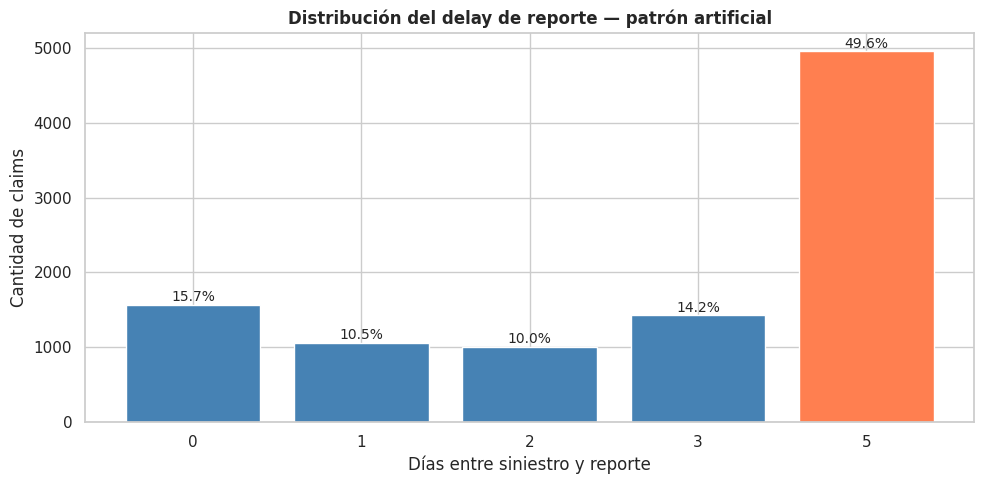
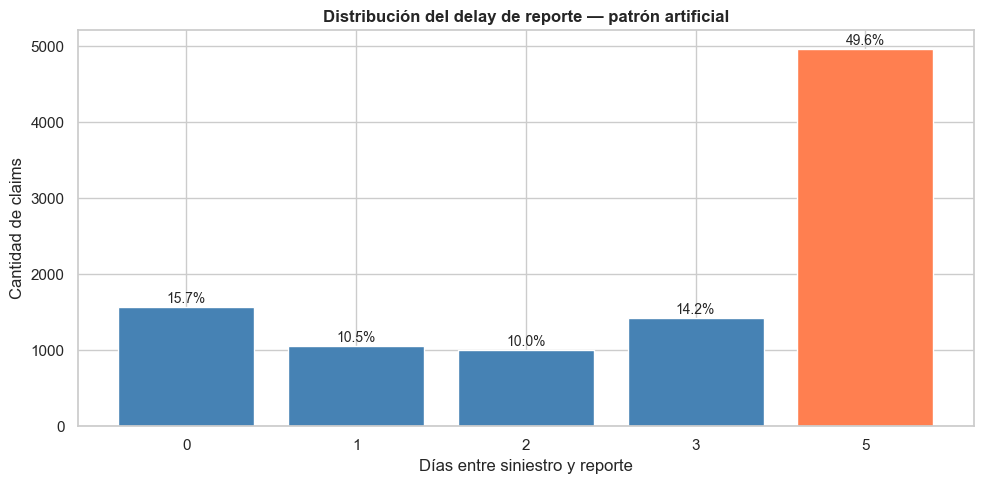
The notebook cell's code change between the first figure and the second:
--- before
+++ after
@@ -28,4 +28,4 @@
     plt.text(str(int(row["delay_days"])), row["claims"] + 50, f'{row["share_pct"]:.1f}%', ha="center", fontsize=10)
 plt.tight_layout()
-plt.savefig("hallazgo1_delay_pattern.png", dpi=150, bbox_inches="tight")
+plt.savefig(DATA_DIR2 / "hallazgo1_delay_pattern.png", dpi=150, bbox_inches="tight")
 plt.show()

Commit: cierre de conexión DuckDB